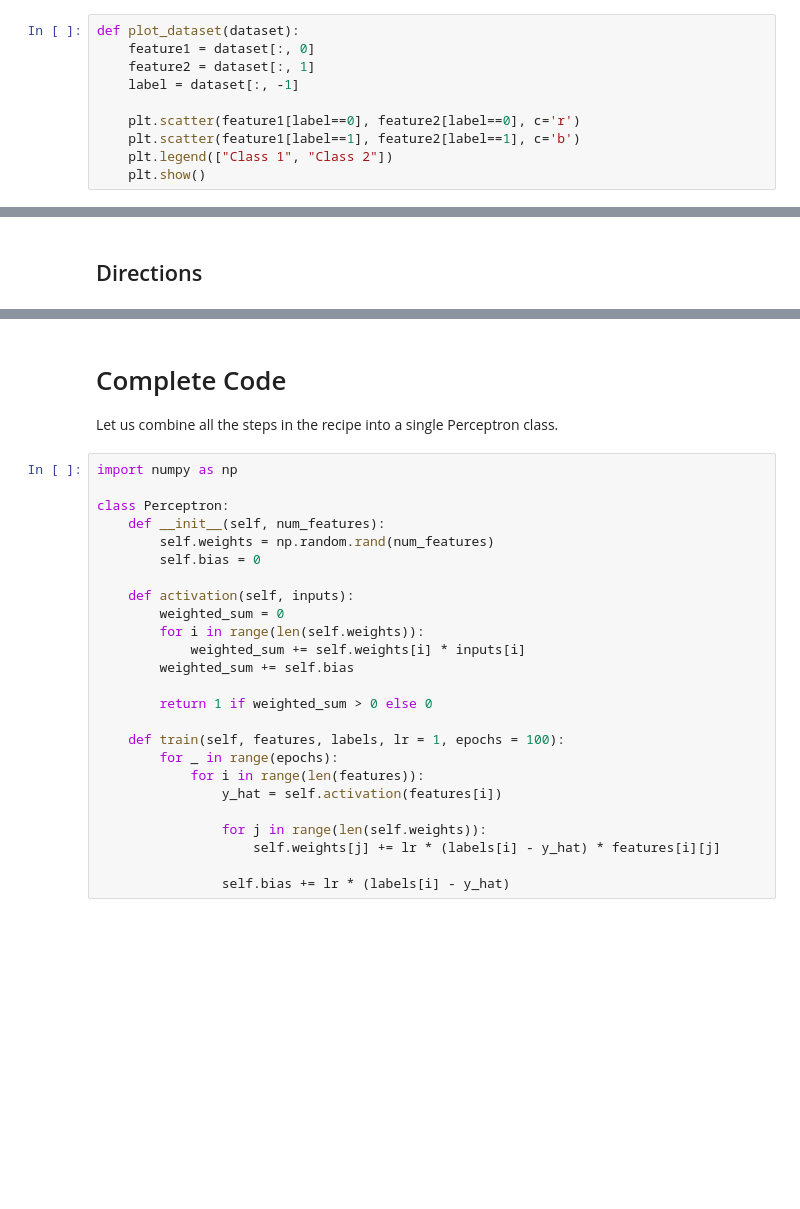
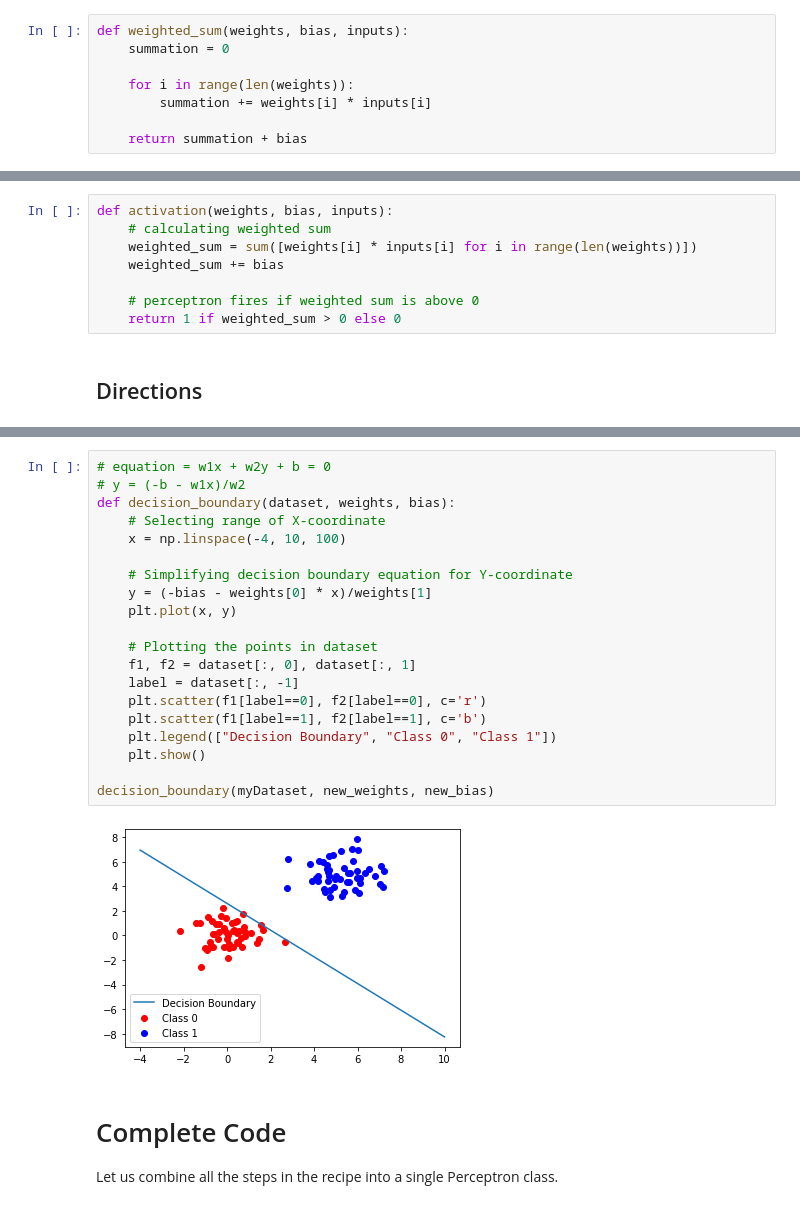
Before and after one commit to Leonardo-daVinci/ML-Cookbook, a Jupyter notebook: Perceptron-scratch.ipynb, the cells around one changed output, grey strips where cells are left out. Saved outputs shown, nothing was run; the diff lists cells and outputs as text; blank space fills up the shorter version.

```diff
--- a/Perceptron-scratch.ipynb
+++ b/Perceptron-scratch.ipynb
@@ -78,11 +77,9 @@ myDataset = make_dataset(center1=0, center2=5, num_examples=50)
 # %%
-def plot_dataset(dataset):
-    feature1 = dataset[:, 0]
-    feature2 = dataset[:, 1]
-    label = dataset[:, -1]
+def weighted_sum(weights, bias, inputs):
+    summation = 0
 
-    plt.scatter(feature1[label==0], feature2[label==0], c='r')
-    plt.scatter(feature1[label==1], feature2[label==1], c='b')
-    plt.legend(["Class 1", "Class 2"])
-    plt.show()
+    for i in range(len(weights)):
+        summation += weights[i] * inputs[i]
+
+    return summation + bias
 # %%
@@ -113,3 +91,11 @@ def activation(weights, bias, inputs):
+# %%
+def activation(weights, bias, inputs):
+    # calculating weighted sum
+    weighted_sum = sum([weights[i] * inputs[i] for i in range(len(weights))])
+    weighted_sum += bias
+
+    # perceptron fires if weighted sum is above 0
+    return 1 if weighted_sum > 0 else 0
 # %% [markdown]
 ## Directions
 # %%
@@ -142,29 +136,26 @@ print([activation(trial_weights, bias, features[i]) for i in range(5)])
+# %%
+# equation = w1x + w2y + b = 0
+# y = (-b - w1x)/w2
+def decision_boundary(dataset, weights, bias):
+    # Selecting range of X-coordinate
+    x = np.linspace(-4, 10, 100)
+
+    # Simplifying decision boundary equation for Y-coordinate
+    y = (-bias - weights[0] * x)/weights[1]
+    plt.plot(x, y)
+
+    # Plotting the points in dataset
+    f1, f2 = dataset[:, 0], dataset[:, 1]
+    label = dataset[:, -1]
+    plt.scatter(f1[label==0], f2[label==0], c='r')
+    plt.scatter(f1[label==1], f2[label==1], c='b')
+    plt.legend(["Decision Boundary", "Class 0", "Class 1"])
+    plt.show()
+
+decision_boundary(myDataset, new_weights, new_bias)
+# %% [output]
+[figure, added]
 # %% [markdown]
 # Complete Code
 
 Let us combine all the steps in the recipe into a single Perceptron class.
-# %%
-import numpy as np
-
-class Perceptron:
-    def __init__(self, num_features):
-        self.weights = np.random.rand(num_features)
-        self.bias = 0
-
-    def activation(self, inputs):
-        weighted_sum = 0
-        for i in range(len(self.weights)):
-            weighted_sum += self.weights[i] * inputs[i]
-        weighted_sum += self.bias
-
-        return 1 if weighted_sum > 0 else 0
-
-    def train(self, features, labels, lr = 1, epochs = 100):
-        for _ in range(epochs):
-            for i in range(len(features)):
-                y_hat = self.activation(features[i])
-
-                for j in range(len(self.weights)):
-                    self.weights[j] += lr * (labels[i] - y_hat) * features[i][j]
-
-                self.bias += lr * (labels[i] - y_hat)
```
Also changed, not shown: parts of 12 cells of this notebook.
